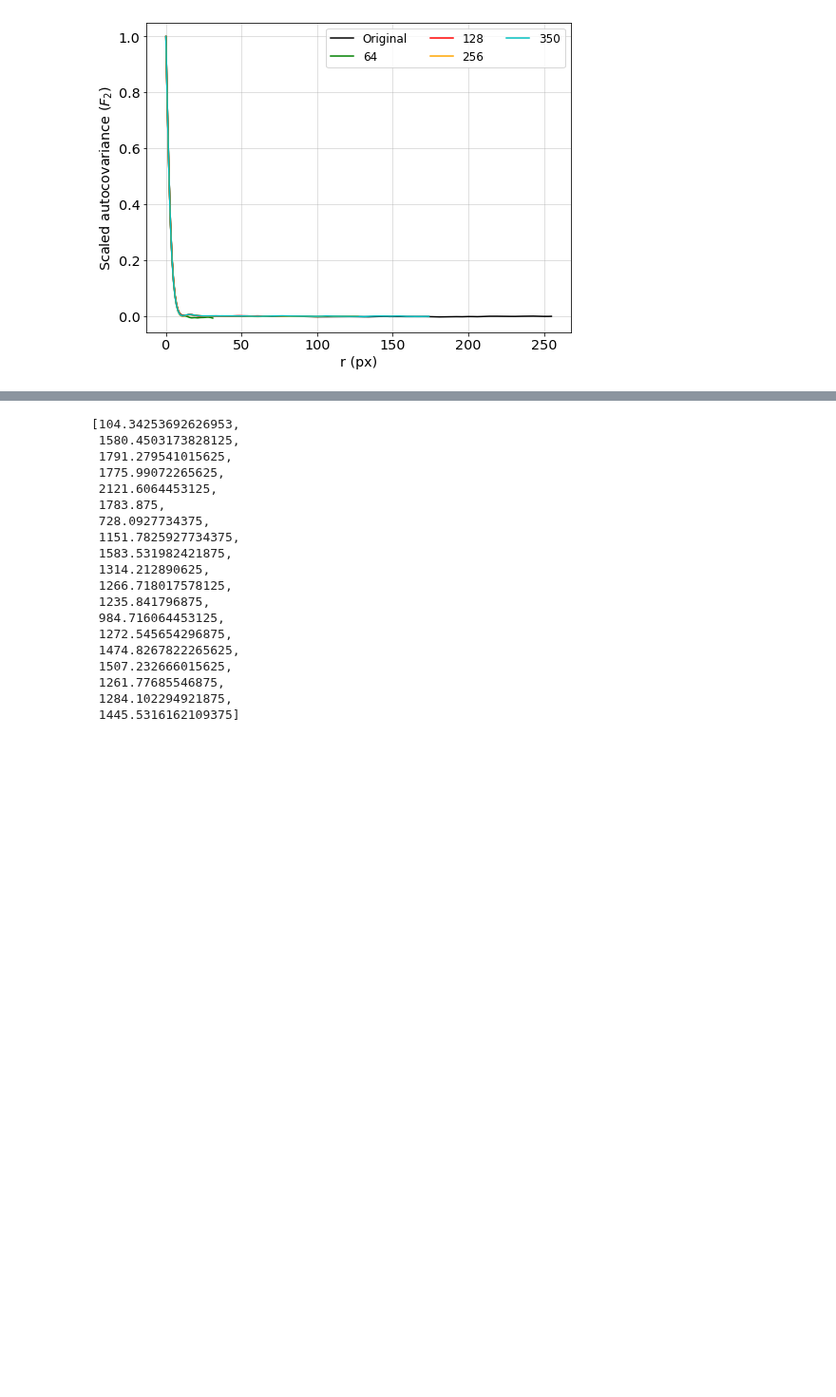
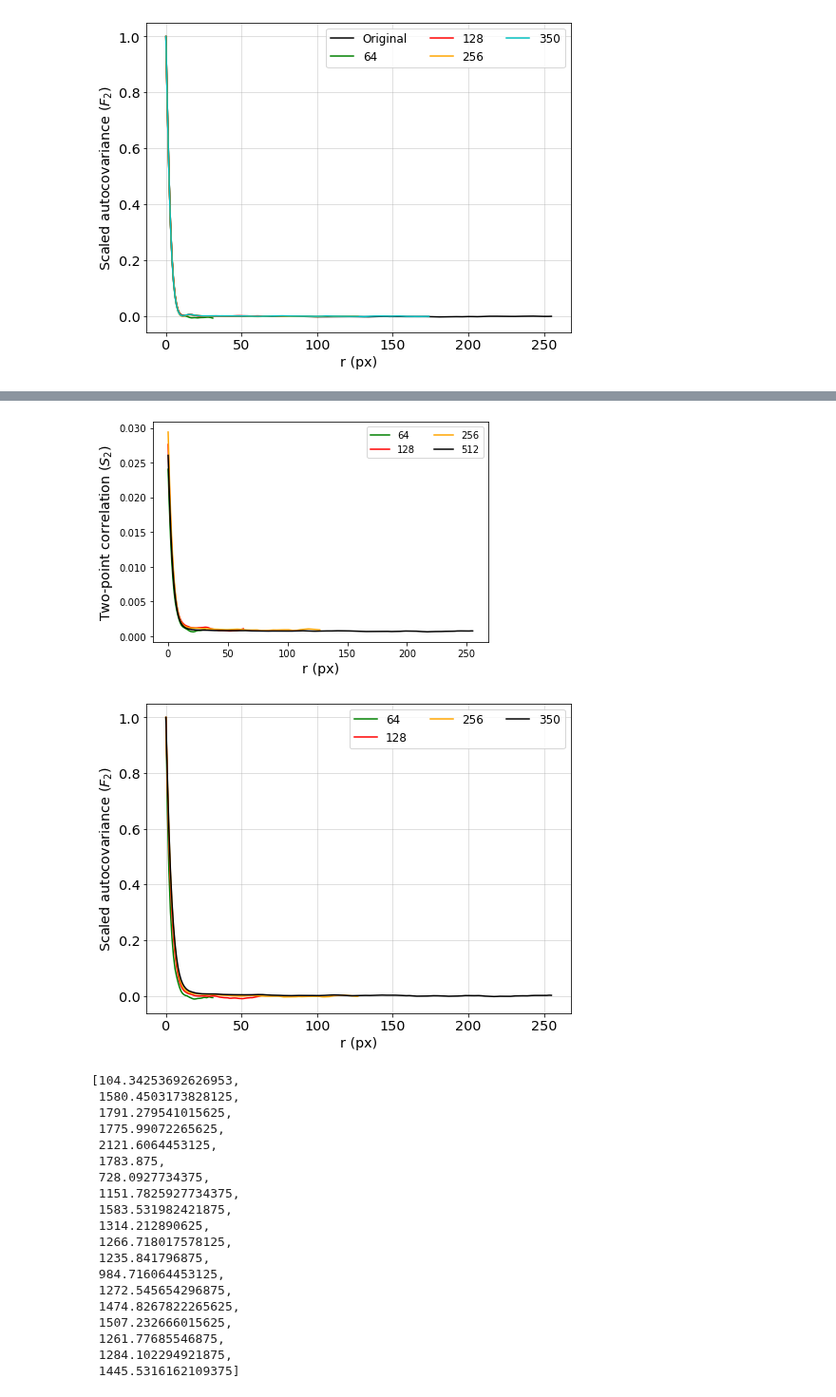
Before and after one commit to hamediut/True2Dto3Drecon, a Jupyter notebook: Notebooks/REV_example.ipynb, the cells around one changed output, grey strips where cells are left out. Shown at 95% size. Drawn from its saved outputs; the diff is of its cells as text; code cells hidden in the pictures; blank space fills up the shorter version.

```diff
--- a/Notebooks/REV_example.ipynb
+++ b/Notebooks/REV_example.ipynb
@@ -55,0 +58,5 @@ plt.show()
+# %%
+output_dir = r"D:\Hamed\SliceGAN_2Dto3D\TrainingImages" # replace this path with your output folder
+# print(output_dir)
+s2_dict = joblib.load(os.path.join(output_dir, 's2_dict.pkl'))
+f2_dict = joblib.load(os.path.join(output_dir, 'f2_dict.pkl'))
@@ -56,3 +90,34 @@ plt.show()
+# %%
+plt.figure()
+plt.plot(s2_dict['sub_64']['s2']['mean'], 'g', label = '64')
+plt.plot(s2_dict['sub_128']['s2']['mean'], 'r', label = '128')
+plt.plot(s2_dict['sub_256']['s2']['mean'], 'orange', label = '256')
+plt.plot(s2_dict['sub_512']['s2']['mean'], 'k', label = '512')
+
+plt.xlabel('r (px)', fontsize = 'x-large')
+plt.ylabel('Two-point correlation ($S_2$)', fontsize = 'x-large')
+
+plt.legend(ncol =2)
+plt.tight_layout()
+plt.show()
+
+
+plt.figure(figsize= (8, 6))
+plt.plot(f2_dict['sub_64']['fn']['mean'], 'g', label = '64')
+plt.plot(f2_dict['sub_128']['fn']['mean'], 'r', label = '128')
+plt.plot(f2_dict['sub_256']['fn']['mean'], 'orange', label = '256')
+plt.plot(f2_dict['sub_512']['fn']['mean'], 'k', label = '350')
+
+
+plt.xlabel('r (px)', fontsize = 'x-large')
+plt.ylabel('Scaled autocovariance ($F_2$)', fontsize = 'x-large')
+plt.grid(alpha = 0.5)
+plt.tick_params(labelsize = 'x-large')
+plt.legend(ncol =3, fontsize = 'large')
+plt.show()
+# %% [output]
+[figure, added]
+[figure, added]
 # %%
 run_path = r'D:\Hamed\SliceGAN-V1.1\training-runs\009_RES_384_ImgSize_256_BatchSize_2_D_batch_size_2_Lrg_0.0001_LrD_0.0001_Lambda_10'
 mse_dict = joblib.load(os.path.join(run_path,'mse_dict.pkl'))
```
Also changed, not shown: parts of 3 cells of this notebook, 3 other files.
